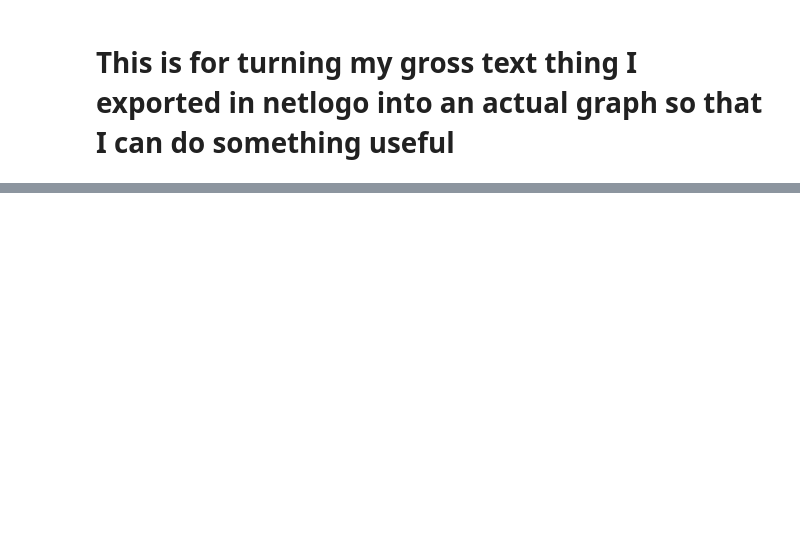
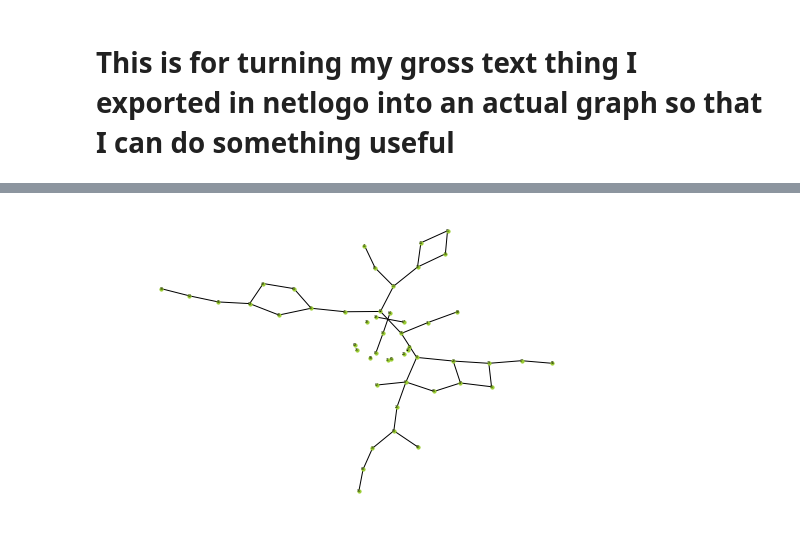
Before and after one commit to nicholson2208/mmss-thesis, a Jupyter notebook: GraphRecontruction.ipynb, the cells around one changed output, grey strips where cells are left out. Cells and saved outputs as stored; diff of their text form; code cells hidden in the pictures; blank space fills up the shorter version.

```diff
--- a/GraphRecontruction.ipynb
+++ b/GraphRecontruction.ipynb
@@ -38,3 +103,12 @@ with open("networks/Watts_Strogatz1/5_0run.txt", "r") as f:
+# %%
+pos = nx.drawing.layout.kamada_kawai_layout(adversary_graph)
+
+nx.draw(adversary_graph, pos=pos, with_labels=True, font_size=3,
+        node_color='yellowgreen', node_size=10)
+
+plt.show()
+# %% [output]
+[figure, added]
 # %%
 pos = nx.drawing.layout.kamada_kawai_layout(g)
 
```
Also changed, not shown: parts of 10 cells of this notebook.
